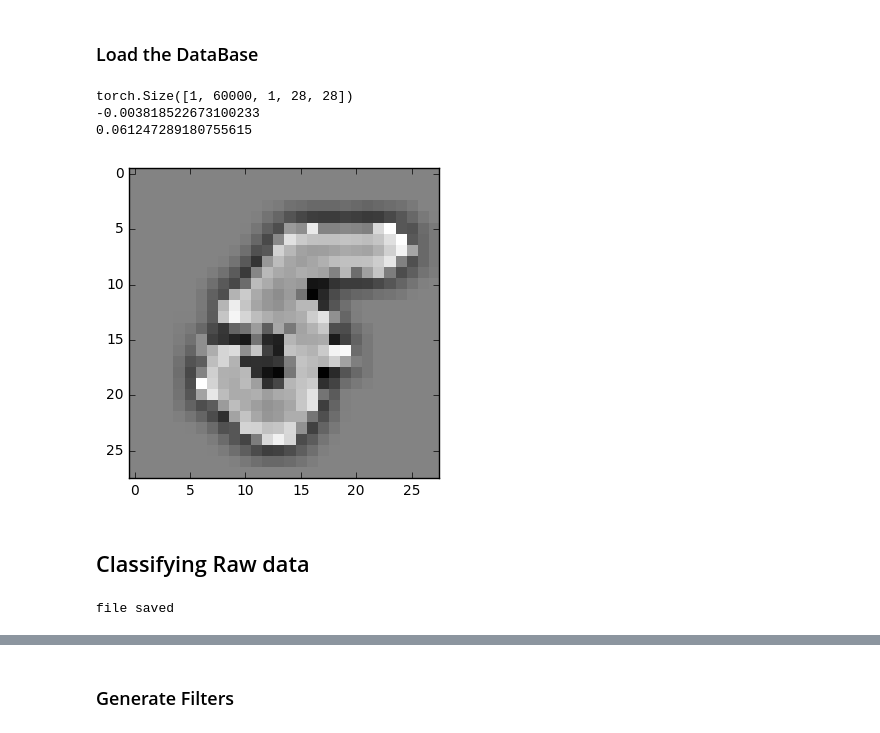
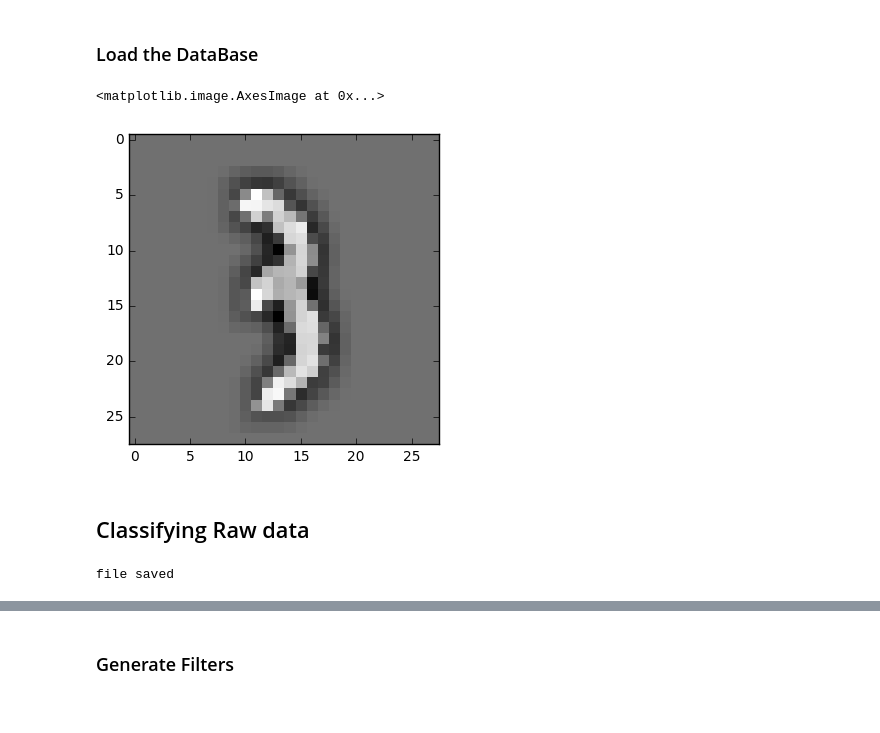
Before and after one commit to VictorBoutin/CHAMP, a Jupyter notebook: Probe/Coding.With.CHAMP.MNIST.ipynb, the cells around one changed output, grey strips where cells are left out. Saved outputs shown, nothing was run; the diff lists cells and outputs as text; code cells hidden in the pictures.

```diff
--- a/Probe/Coding.With.CHAMP.MNIST.ipynb
+++ b/Probe/Coding.With.CHAMP.MNIST.ipynb
@@ -33,20 +34,11 @@ nb_epochs = 2000
 path = "../../../Science/These/Rapport d'avancement/database/MNISTtorch/"
 #path = home + "/science/VB_These/Rapport d'avancement/database/Face_DataBase/"
 training_set,testing_set = LoadData('MNIST',data_path=path,avg_size=(5,5),GPU=False)
-# %%
-import torch
-print(training_set[0].size())
-data = training_set[0].view(60000,28*28)
-print(torch.min(torch.mean(data,dim=1)))
-print(torch.max(torch.var(data,dim=1)))
-# %% [output]
-torch.Size([1, 60000, 1, 28, 28])
--0.003818522673100233
-0.061247289180755615
 # %%
-plot = plt.imshow(training_set[0][0,0,0,:,:].numpy(),cmap='gray')
+plt.imshow(training_set[0][0,0,0,:,:].numpy(),cmap='gray')
 # %% [output]
+<matplotlib.image.AxesImage at 0x...>
-[figure, old version]
+[figure, new version]
 # %% [markdown]
 ## Classifying Raw data
 # %%
@@ -54,5 +48,11 @@ SaveExp = False
 # %%
 from CHAMP.Classif_Layer import Classif_Layer
-batch_training_set = ChangeBatchSize(training_set,batch_size=batch_size)
-Classifier_Raw = Classif_Layer(nb_dico=1,size_image=image_size,nb_categories=10, verbose=0,GPU=False)
-Classifier_Raw.TrainClassifier(batch_training_set, nb_epoch=2000, data_test_loader=testing_set, lr=lr)
+if SaveExp == True:
+    Classifier_Raw = Classif_Layer(nb_dico=1,size_image=image_size,nb_categories=10, verbose=0,GPU=False)
+    Classifier_Raw.TrainClassifier(batch_training_set, nb_epoch=nb_epochs, data_test_loader=testing_set,\
+                                   lr=lr, momentum=mom)
+    SaveNetwork(Classifier_Raw, saving_path+'MNIST_ClassifRaw.pkl')
+else :
+    Classifier_Raw = LoadNetwork(saving_path+'MNIST_ClassifRaw.pkl')
+# %% [output]
+file saved
@@ -62,13 +59,3 @@ DisplayConvergenceClassif(Classifier_Raw, to_display=['error','accu'])
-# %%
-from CHAMP.Classif_Layer import Classif_Layer
-if SaveExp == True:
-    Classifier_Raw = Classif_Layer(nb_dico=1,size_image=image_size,nb_categories=10, verbose=0,GPU=False)
-    Classifier_Raw.TrainClassifier(batch_training_set, nb_epoch=nb_epochs, data_test_loader=testing_set, lr=lr)
-    SaveNetwork(Classifier_Raw, saving_path+'MNIST_ClassifRaw.pkl')
-else :
-    Classifier_Raw = LoadNetwork(saving_path+'MNIST_ClassifRaw.pkl')
-# %% [output]
-file saved
 # %%
 print('best accuracy : {0}%'.format(Classifier_Raw.accuracy_list[-1]))
 DisplayConvergenceClassif(Classifier_Raw, to_display=['error','accu'])
```
Also changed, not shown: parts of 11 cells of this notebook, 5 other files.
